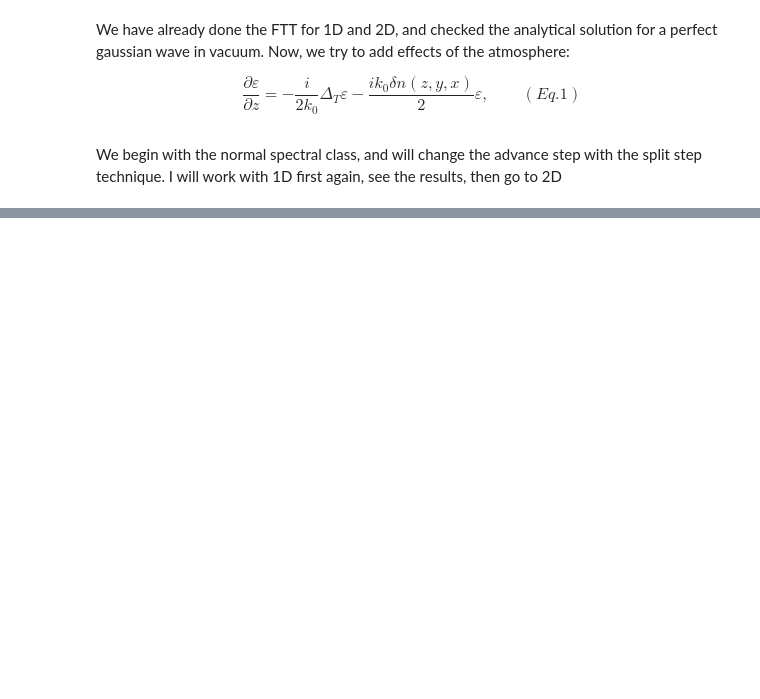
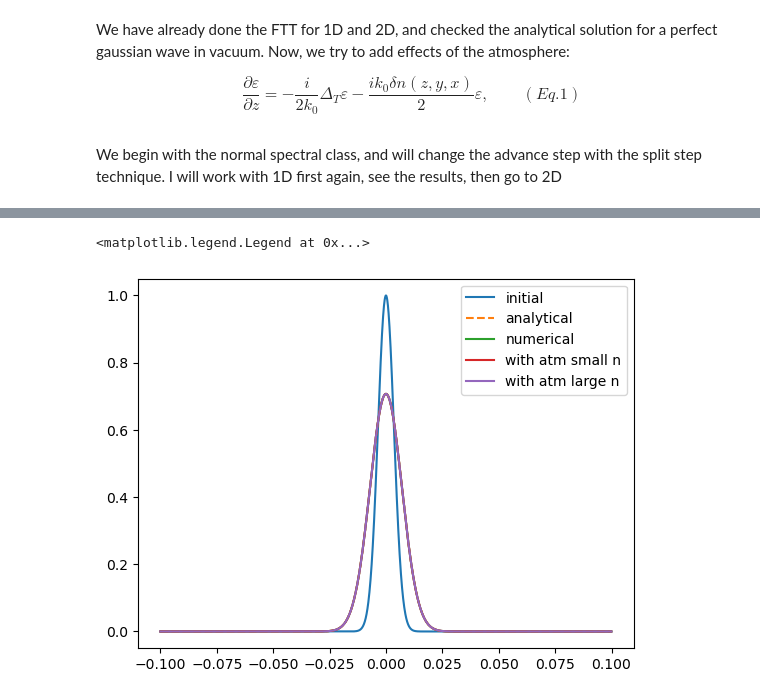
Before and after one commit to aayam2/ED_project, a Jupyter notebook: Trying Atmosphere.ipynb, the cells around one changed output, grey strips where cells are left out. Drawn from its saved outputs; the diff is of its cells as text; code cells hidden in the pictures; blank space fills up the shorter version.

```diff
--- a/Trying Atmosphere.ipynb
+++ b/Trying Atmosphere.ipynb
@@ -58,2 +83,34 @@ def analytical_solution(Z, D, amplitude, sigma, x_val): #without the atmosphere
+# %%
+L = 0.01 #Which is the width of the opening of the beam
+number_of_points = 2**11 #the number of points for the grid over which we calculate everything
+k_0 = 2*np.pi/635 *10**9 #red light
+N = 10**4 #numerically calculate over these many points
+n1 = 1+ np.linspace(10**-2,0, N)
+n2 = 1+np.linspace(1, 0, N)
+z_R = (L/2)**2*k_0/2
+Z = z_R * np.sqrt(3)
+# Z = 214m
+
+spectral = Spectral(L, number_of_points, k_0)
+epsilon_initial = np.exp(- (spectral.x_grid)**2 / (L / 2)**2)  # Example initial condition
+spectral.initialize(epsilon_initial)
+epsilon_evolution = advance(spectral, Z, N)
+spectral.initialize(epsilon_initial)
+ep_evo_with_atm_small_n = advance(spectral, Z, N, n1)
+spectral.initialize(epsilon_initial)
+ep_evo_with_atm_large_n = advance(spectral, Z, N, n2)
+
+
+
+plt.plot(spectral.x_grid, epsilon_evolution[0], label='initial')
+plt.plot(spectral.x_grid, np.abs(analytical_solution(Z, spectral.D, 1, L/2, spectral.x_grid)),'--', label='analytical')
+plt.plot(spectral.x_grid, np.abs(epsilon_evolution[-1]), label='numerical')
+plt.plot(spectral.x_grid, np.abs(ep_evo_with_atm_small_n[-1]), label='with atm small n')
+plt.plot(spectral.x_grid, np.abs(ep_evo_with_atm_large_n[-1]), label='with atm large n')
+
+plt.legend()
+# %% [output]
+<matplotlib.legend.Legend at 0x...>
+[figure, added]
 # %%
 L = 0.01 #Which is the width of the opening of the beam
```
Also changed, not shown: parts of 13 cells of this notebook.
